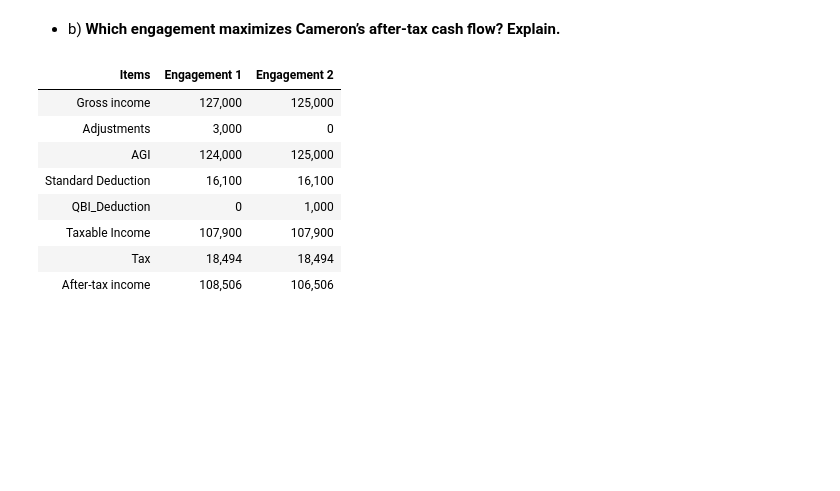
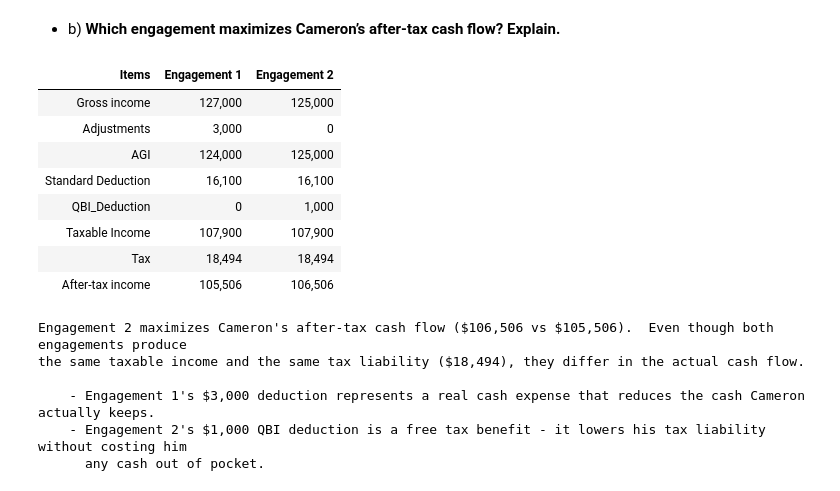
Before and after one commit to ekmartinez/Federal_Taxation, a Jupyter notebook: 03_Individual_income_Tax_Overview_Dependents_and_Filing_Status/03_Individual_Income_Tax_Overview_Dependents_and_Filing_Status_Exercises.ipynb, the cells around one changed output. Drawn from its saved outputs; the diff is of its cells as text; code cells hidden in the pictures; blank space fills up the shorter version.

```diff
--- a/03_Individual_income_Tax_Overview_Dependents_and_Filing_Status/03_Individual_Income_Tax_Overview_Dependents_and_Filing_Status_Exercises.ipynb
+++ b/03_Individual_income_Tax_Overview_Dependents_and_Filing_Status/03_Individual_Income_Tax_Overview_Dependents_and_Filing_Status_Exercises.ipynb
@@ -151,7 +167,7 @@ display(HTML(tax.to_html(index=False)))
 - **c) Assume the original facts except that Jeremy has only 7,000 in itemized deductions. What is Jeremy’s tax refund or tax due?**
 # %%
 itemized_deduction = 7000
-it = OrdinaryIncomeTax(status, age, gross_income, adjustments, itemized_deduction).calculate_tax()
+it = OrdinaryIncomeTax(status, age, gross_income, adjustments, itemized_deduction, qbi_deduction).calculate_tax()
 capital_gains = 0
 capital_gains_tax = 0
 tax = income_tax_presentation(gross_income,
@@ -515,29 +532,42 @@ display(HTML(df.to_html(index=False)))
 # %%
 status = "SNG"
 age = 0            # Not applicable
 engagement_1_tax = OrdinaryIncomeTax(status, age, engagement_1_income, engagement_1_cost, 0, 0).calculate_tax()["ordinary_tax"]
 engagement_2_tax = OrdinaryIncomeTax(status, age, engagement_2_income, 0, 0, engagement_2_qbi).calculate_tax()["ordinary_tax"]
 
-engagement_1_after_tax = engagement_1_income - engagement_1_tax
+engagement_1_after_tax = engagement_1_agi - engagement_1_tax
 engagement_2_after_tax = engagement_2_income - engagement_2_tax
 
 data = {
     "Items": ["Gross income", "Adjustments", "AGI", "Standard Deduction", "QBI_Deduction", "Taxable Income", "Tax", "After-tax income"],
     "Engagement 1": [engagement_1_income, engagement_1_cost, engagement_1_agi, standard_deduction, 0, engagement_1_ti, engagement_1_tax, engagement_1_after_tax],
     "Engagement 2": [engagement_2_income, 0, engagement_2_agi, standard_deduction, engagement_2_qbi, engagement_2_ti, engagement_2_tax, engagement_2_after_tax]
 }
 
 df = pd.DataFrame(data)
 df["Engagement 1"] = df["Engagement 1"].map("{:,.0f}".format)
 df["Engagement 2"] = df["Engagement 2"].map("{:,.0f}".format)
 display(HTML(df.to_html(index=False)))
+
+print("""Engagement 2 maximizes Cameron's after-tax cash flow ($106,506 vs $105,506).  Even though both engagements produce
+the same taxable income and the same tax liability ($18,494), they differ in the actual cash flow.
+
+    - Engagement 1's $3,000 deduction represents a real cash expense that reduces the cash Cameron actually keeps.
+    - Engagement 2's $1,000 QBI deduction is a free tax benefit - it lowers his tax liability without costing him
+      any cash out of pocket.""")
 # %% [output]
 | Items | Engagement 1 | Engagement 2 |
 | Gross income | 127,000 | 125,000 |
 | Adjustments | 3,000 | 0 |
 | AGI | 124,000 | 125,000 |
 | Standard Deduction | 16,100 | 16,100 |
 | QBI_Deduction | 0 | 1,000 |
 | Taxable Income | 107,900 | 107,900 |
 | Tax | 18,494 | 18,494 |
-| After-tax income | 108,506 | 106,506 |
+| After-tax income | 105,506 | 106,506 |
+Engagement 2 maximizes Cameron's after-tax cash flow ($106,506 vs $105,506).  Even though both engagements produce
+the same taxable income and the same tax liability ($18,494), they differ in the actual cash flow.
+
+    - Engagement 1's $3,000 deduction represents a real cash expense that reduces the cash Cameron actually keeps.
+    - Engagement 2's $1,000 QBI deduction is a free tax benefit - it lowers his tax liability without costing him
+      any cash out of pocket.
```
Also changed, not shown: parts of 5 cells of this notebook.
